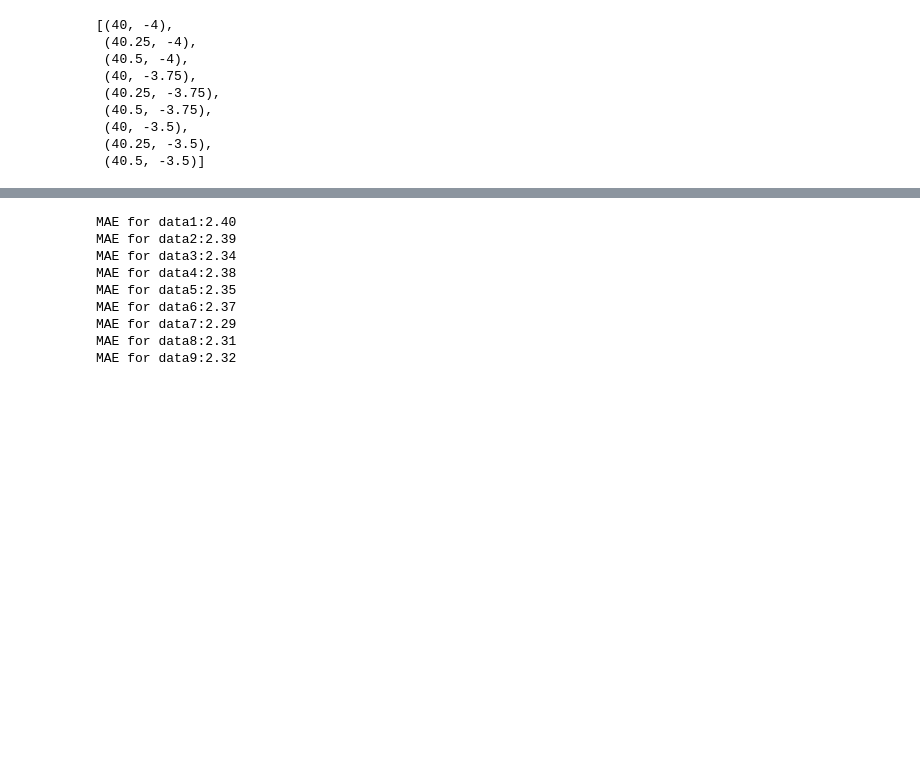
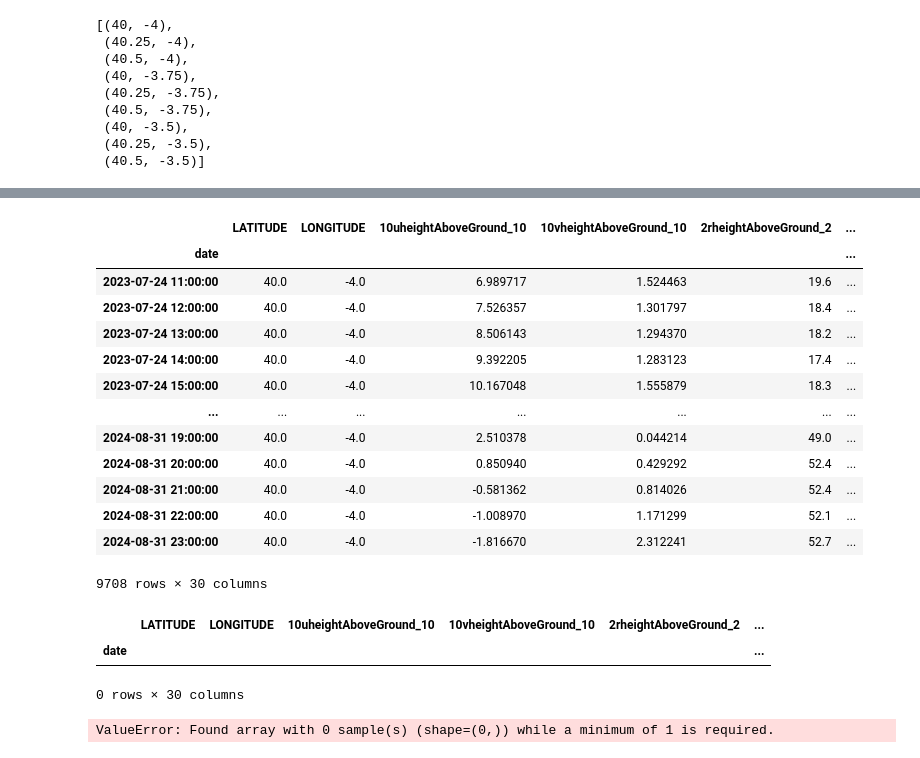
Before and after one commit to sajodajo/CCCCC-Datathon, a Jupyter notebook: solar_gen.ipynb, the cells around one changed output, grey strips where cells are left out. Cells and saved outputs as stored; diff of their text form; code cells hidden in the pictures; blank space fills up the shorter version.

```diff
--- a/solar_gen.ipynb
+++ b/solar_gen.ipynb
@@ -205,3 +128,26 @@ DatetimeIndex(['2023-07-24 11:00:00', '2023-07-24 12:00:00',
+# %%
+dataframes['data1'][dataframes['data1'].index<'2024-09-01 00:00:00']
+# %% [output]
+|  | LATITUDE | LONGITUDE | 10uheightAboveGround_10 | 10vheightAboveGround_10 | 2rheightAboveGround_2 | ... |
+| date |  |  |  |  |  | ... |
+| 2023-07-24 11:00:00 | 40.0 | -4.0 | 6.989717 | 1.524463 | 19.6 | ... |
+| 2023-07-24 12:00:00 | 40.0 | -4.0 | 7.526357 | 1.301797 | 18.4 | ... |
+| 2023-07-24 13:00:00 | 40.0 | -4.0 | 8.506143 | 1.294370 | 18.2 | ... |
+| 2023-07-24 14:00:00 | 40.0 | -4.0 | 9.392205 | 1.283123 | 17.4 | ... |
+| 2023-07-24 15:00:00 | 40.0 | -4.0 | 10.167048 | 1.555879 | 18.3 | ... |
+| ... | ... | ... | ... | ... | ... | ... |
+| 2024-08-31 19:00:00 | 40.0 | -4.0 | 2.510378 | 0.044214 | 49.0 | ... |
+| 2024-08-31 20:00:00 | 40.0 | -4.0 | 0.850940 | 0.429292 | 52.4 | ... |
+| 2024-08-31 21:00:00 | 40.0 | -4.0 | -0.581362 | 0.814026 | 52.4 | ... |
+| 2024-08-31 22:00:00 | 40.0 | -4.0 | -1.008970 | 1.171299 | 52.1 | ... |
+| 2024-08-31 23:00:00 | 40.0 | -4.0 | -1.816670 | 2.312241 | 52.7 | ... |
+9708 rows × 30 columns
+# %%
+dataframes['data1'][(dataframes['data1'].index>='2024-09-01 00:00:00')&(dataframes['data1'].index<'2024-10-01 00:00:00')]
+# %% [output]
+|  | LATITUDE | LONGITUDE | 10uheightAboveGround_10 | 10vheightAboveGround_10 | 2rheightAboveGround_2 | ... |
+| date |  |  |  |  |  | ... |
+0 rows × 30 columns
 # %%
 import warnings
 warnings.filterwarnings('ignore')
@@ -212,8 +158,8 @@ for data in dataframes:
     train=dataframes[data][dataframes[data].index<'2024-09-01 00:00:00']
     test=dataframes[data][(dataframes[data].index>='2024-09-01 00:00:00')&(dataframes[data].index<'2024-10-01 00:00:00')]
 
-    train.dropna(inplace=True)
-    test.dropna(subset=test.columns.drop('TOTAL_KWH_ENERGIA'), inplace=True)
+    #train.dropna(inplace=True)
+    #test.dropna(subset=test.columns.drop('TOTAL_KWH_ENERGIA'), inplace=True)
 
     x_train, y_train= train.drop('TOTAL_KWH_ENERGIA', axis=1), train['TOTAL_KWH_ENERGIA']
     x_test, y_test=test.drop('TOTAL_KWH_ENERGIA', axis=1), test['TOTAL_KWH_ENERGIA']
@@ -225,24 +171,16 @@ for data in dataframes:
 
     xgb.fit(x_train, y_train)
 
-    preds=xgb.predict(x_train)
+    preds=xgb.predict(x_test)
 
-    preds=[0 if pred<2 else pred for pred in preds]
+    preds=[0 if pred<2.5 else pred for pred in preds]
 
-    mae=mean_absolute_error(y_train,preds)
+    mae=mean_absolute_error(y_test,preds)
 
     print(f'MAE for {data}:{mae:.2f}')
     scores[data]=mae
 # %% [output]
-MAE for data1:2.40
-MAE for data2:2.39
-MAE for data3:2.34
-MAE for data4:2.38
-MAE for data5:2.35
-MAE for data6:2.37
-MAE for data7:2.29
-MAE for data8:2.31
-MAE for data9:2.32
+ValueError: Found array with 0 sample(s) (shape=(0,)) while a minimum of 1 is required.
 # %%
 best=min(scores, key=scores.get)
 
```
Also changed, not shown: parts of 30 cells of this notebook.
